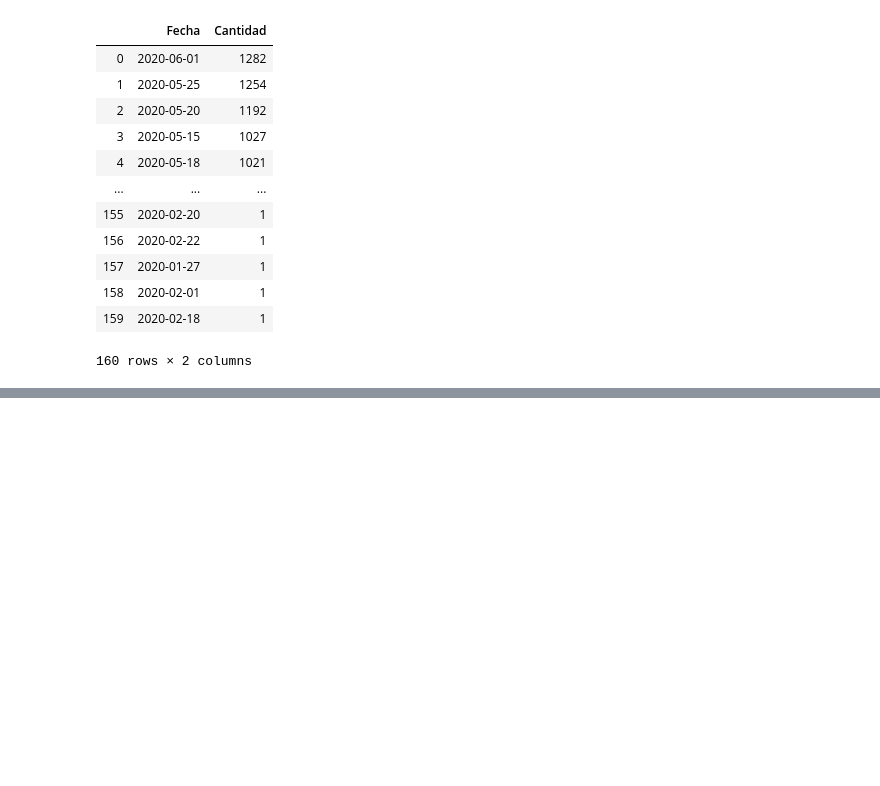
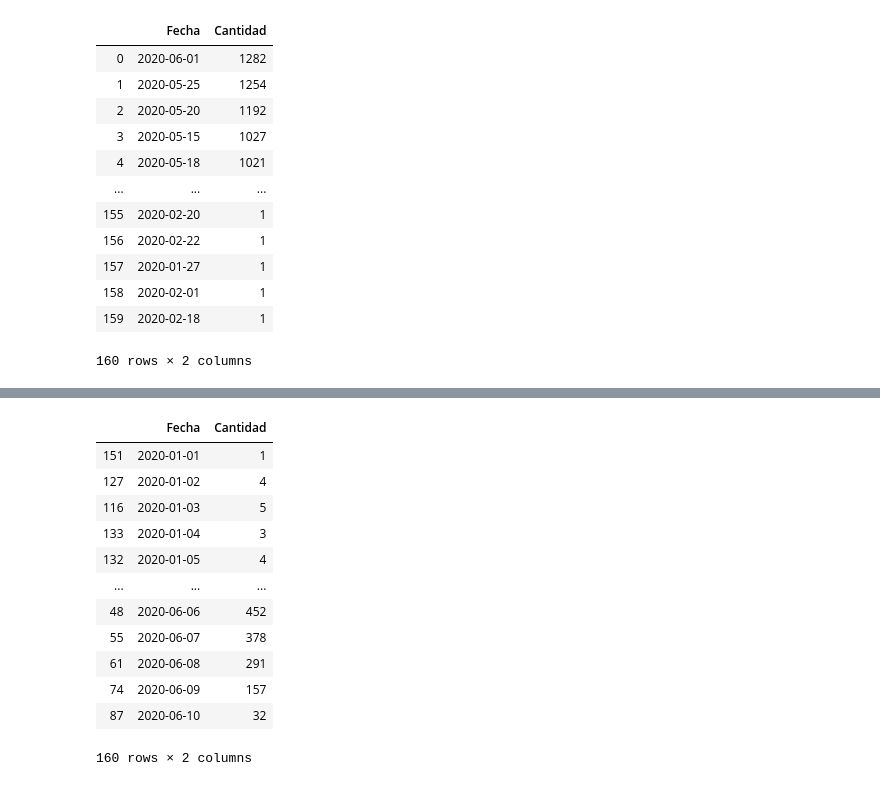
Before and after one commit to artthuro6/Covid-19, a Jupyter notebook: Diabetes covid.ipynb, the cells around one changed output, grey strips where cells are left out. Cells and saved outputs as stored; diff of their text form; code cells hidden in the pictures; blank space fills up the shorter version.

```diff
--- a/Diabetes covid.ipynb
+++ b/Diabetes covid.ipynb
@@ -243,0 +272,16 @@ d_sintomas
+# %%
+d_sintomas
+# %% [output]
+|  | Fecha | Cantidad |
+| 151 | 2020-01-01 | 1 |
+| 127 | 2020-01-02 | 4 |
+| 116 | 2020-01-03 | 5 |
+| 133 | 2020-01-04 | 3 |
+| 132 | 2020-01-05 | 4 |
+| ... | ... | ... |
+| 48 | 2020-06-06 | 452 |
+| 55 | 2020-06-07 | 378 |
+| 61 | 2020-06-08 | 291 |
+| 74 | 2020-06-09 | 157 |
+| 87 | 2020-06-10 | 32 |
+160 rows × 2 columns
```
Also changed, not shown: parts of 7 cells of this notebook.
